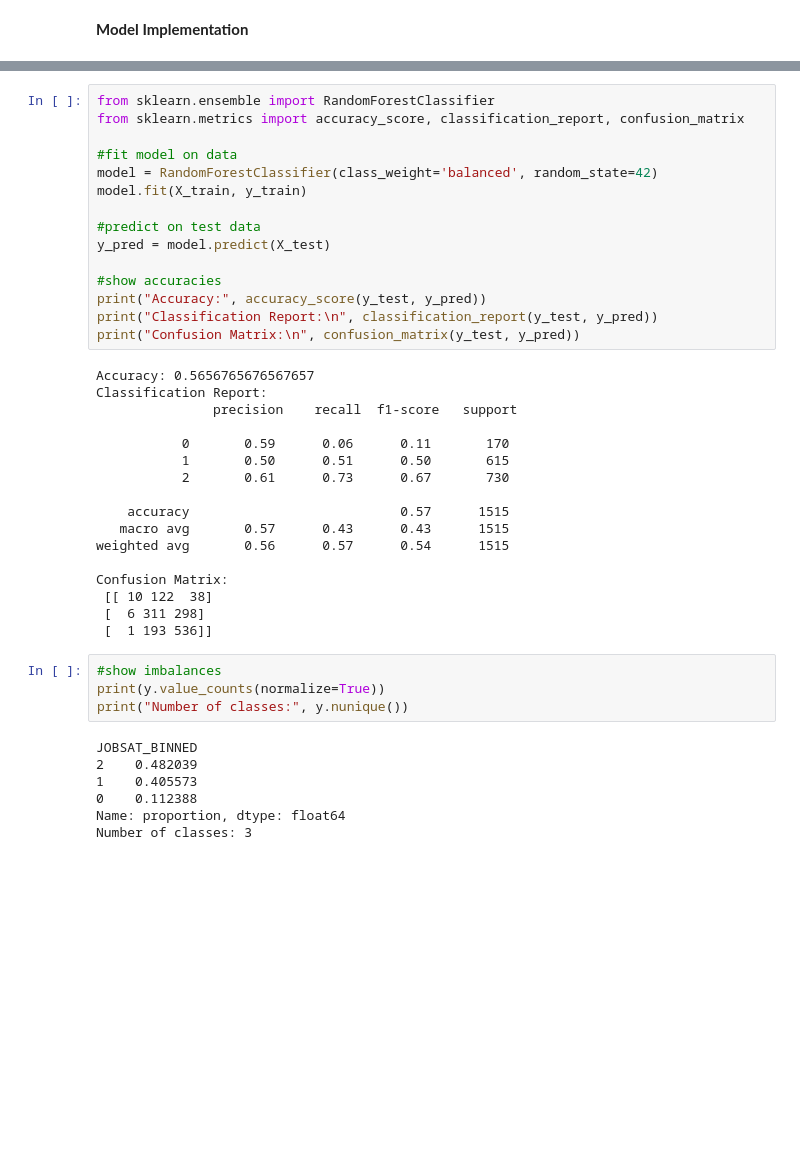
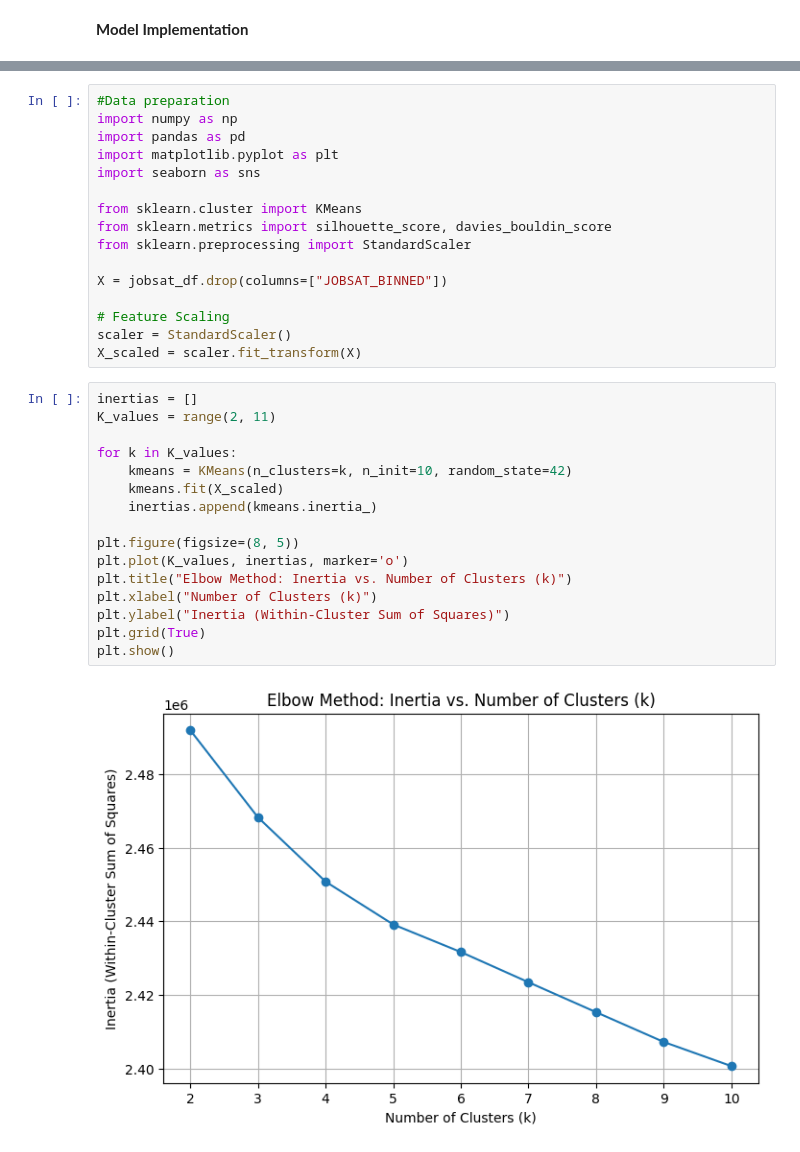
Before and after one commit to adni8025/Stack-Overflow-Developer-Survey-Data-Mining, a Jupyter notebook: restructuredFile.ipynb, the cells around one changed output, grey strips where cells are left out. Drawn from its saved outputs; the diff is of its cells as text; blank space fills up the shorter version.

Commit message:
clustering done

```diff
--- a/restructuredFile.ipynb
+++ b/restructuredFile.ipynb
@@ -622,43 +600,34 @@ X_train, X_test, y_train, y_test = train_test_split(
-# %%
-from sklearn.ensemble import RandomForestClassifier
-from sklearn.metrics import accuracy_score, classification_report, confusion_matrix
-
-#fit model on data
-model = RandomForestClassifier(class_weight='balanced', random_state=42)
-model.fit(X_train, y_train)
-
-#predict on test data
-y_pred = model.predict(X_test)
-
-#show accuracies
-print("Accuracy:", accuracy_score(y_test, y_pred))
-print("Classification Report:\n", classification_report(y_test, y_pred))
-print("Confusion Matrix:\n", confusion_matrix(y_test, y_pred))
-# %% [output]
-Accuracy: 0.5656765676567657
-Classification Report:
-               precision    recall  f1-score   support
-
-           0       0.59      0.06      0.11       170
-           1       0.50      0.51      0.50       615
-           2       0.61      0.73      0.67       730
-
-    accuracy                           0.57      1515
-   macro avg       0.57      0.43      0.43      1515
-weighted avg       0.56      0.57      0.54      1515
-
-Confusion Matrix:
- [[ 10 122  38]
- [  6 311 298]
- [  1 193 536]]
-# %%
-#show imbalances
-print(y.value_counts(normalize=True))
-print("Number of classes:", y.nunique())
-# %% [output]
-JOBSAT_BINNED
-2    0.482039
-1    0.405573
-0    0.112388
-Name: proportion, dtype: float64
-Number of classes: 3
+# %%
+#Data preparation
+import numpy as np
+import pandas as pd
+import matplotlib.pyplot as plt
+import seaborn as sns
+
+from sklearn.cluster import KMeans
+from sklearn.metrics import silhouette_score, davies_bouldin_score
+from sklearn.preprocessing import StandardScaler
+
+X = jobsat_df.drop(columns=["JOBSAT_BINNED"])
+
+# Feature Scaling
+scaler = StandardScaler()
+X_scaled = scaler.fit_transform(X)
+# %%
+inertias = []
+K_values = range(2, 11)
+
+for k in K_values:
+    kmeans = KMeans(n_clusters=k, n_init=10, random_state=42)
+    kmeans.fit(X_scaled)
+    inertias.append(kmeans.inertia_)
+
+plt.figure(figsize=(8, 5))
+plt.plot(K_values, inertias, marker='o')
+plt.title("Elbow Method: Inertia vs. Number of Clusters (k)")
+plt.xlabel("Number of Clusters (k)")
+plt.ylabel("Inertia (Within-Cluster Sum of Squares)")
+plt.grid(True)
+plt.show()
+# %% [output]
+[figure, added]
```
Also changed, not shown: parts of 17 cells of this notebook.
